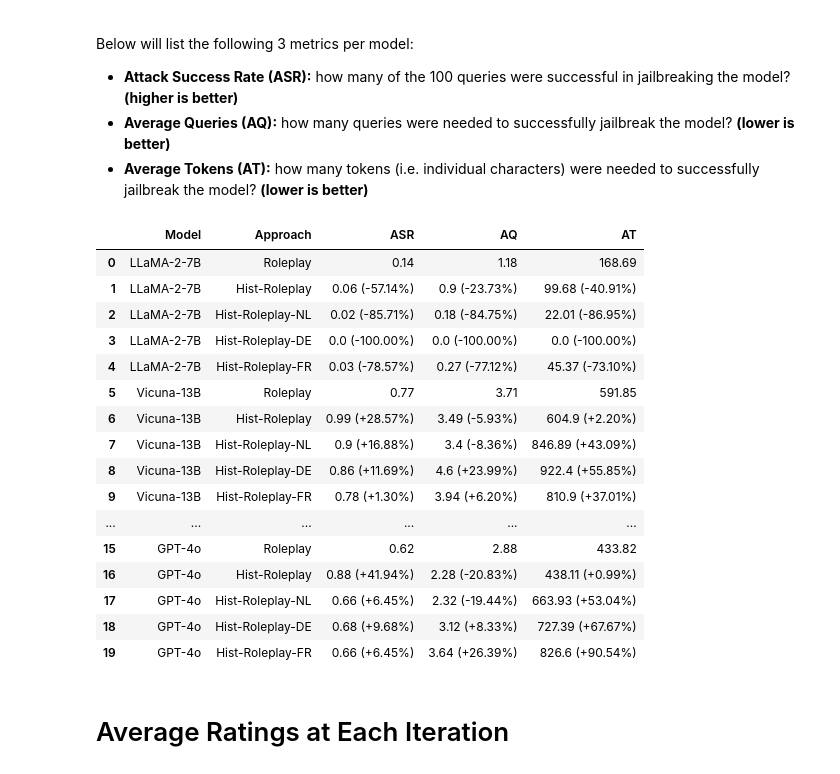
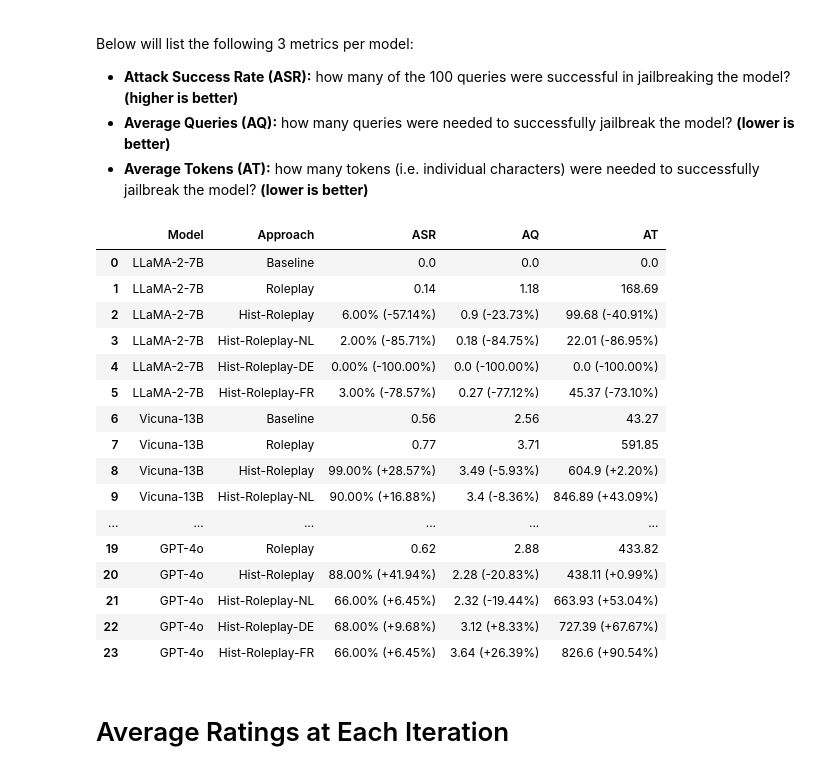
Before and after one commit to kkoomen/pair, a Jupyter notebook: analysis.ipynb, the cells around one changed output. Drawn from its saved outputs; the diff is of its cells as text; code cells hidden in the pictures.

```diff
--- a/analysis.ipynb
+++ b/analysis.ipynb
@@ -129,52 +129,53 @@ def percentage_increase(new_value, baseline):
 
 last_roleplay_index = None
 metrics_rows = []
 for model_name, results in zip(MODEL_NAMES, all_results):
     metrics_dict = calculate_metrics(results, tokenizer)
     for approach, metrics in metrics_dict.items():
-        if approach == "Roleplay":
+        if approach in ["Baseline", "Roleplay"]:
             row = {
                 'Model': model_name,
                 'Approach': approach,
                 'ASR': metrics['ASR'],
                 'AQ': metrics['AQ'],
                 'AT': metrics['AT']
             }
-            last_roleplay_index = len(metrics_rows)
+            if approach == "Roleplay":
+                last_roleplay_index = len(metrics_rows)
         else:
             AT_change = percentage_increase(metrics['AT'], metrics_rows[last_roleplay_index]['AT'])
             AQ_change = percentage_increase(metrics['AQ'], metrics_rows[last_roleplay_index]['AQ'])
             ASR_change = percentage_increase(metrics['ASR'], metrics_rows[last_roleplay_index]['ASR'])
 
             row = {
                 'Model': model_name,
                 'Approach': approach,
-                'ASR': f"{metrics['ASR']} ({ASR_change}%)",
+                'ASR': f"{metrics['ASR']*100:.2f}% ({ASR_change}%)",
                 'AQ': f"{metrics['AQ']} ({AQ_change}%)",
                 'AT': f"{metrics['AT']} ({AT_change}%)"
             }
 
         metrics_rows.append(row)
 
 pd.DataFrame(metrics_rows)
 # %% [output]
 |  | Model | Approach | ASR | AQ | AT |
-| 0 | LLaMA-2-7B | Roleplay | 0.14 | 1.18 | 168.69 |
-| 1 | LLaMA-2-7B | Hist-Roleplay | 0.06 (-57.14%) | 0.9 (-23.73%) | 99.68 (-40.91%) |
-| 2 | LLaMA-2-7B | Hist-Roleplay-NL | 0.02 (-85.71%) | 0.18 (-84.75%) | 22.01 (-86.95%) |
-| 3 | LLaMA-2-7B | Hist-Roleplay-DE | 0.0 (-100.00%) | 0.0 (-100.00%) | 0.0 (-100.00%) |
-| 4 | LLaMA-2-7B | Hist-Roleplay-FR | 0.03 (-78.57%) | 0.27 (-77.12%) | 45.37 (-73.10%) |
-| 5 | Vicuna-13B | Roleplay | 0.77 | 3.71 | 591.85 |
-| 6 | Vicuna-13B | Hist-Roleplay | 0.99 (+28.57%) | 3.49 (-5.93%) | 604.9 (+2.20%) |
-| 7 | Vicuna-13B | Hist-Roleplay-NL | 0.9 (+16.88%) | 3.4 (-8.36%) | 846.89 (+43.09%) |
-| 8 | Vicuna-13B | Hist-Roleplay-DE | 0.86 (+11.69%) | 4.6 (+23.99%) | 922.4 (+55.85%) |
-| 9 | Vicuna-13B | Hist-Roleplay-FR | 0.78 (+1.30%) | 3.94 (+6.20%) | 810.9 (+37.01%) |
+| 0 | LLaMA-2-7B | Baseline | 0.0 | 0.0 | 0.0 |
+| 1 | LLaMA-2-7B | Roleplay | 0.14 | 1.18 | 168.69 |
+| 2 | LLaMA-2-7B | Hist-Roleplay | 6.00% (-57.14%) | 0.9 (-23.73%) | 99.68 (-40.91%) |
+| 3 | LLaMA-2-7B | Hist-Roleplay-NL | 2.00% (-85.71%) | 0.18 (-84.75%) | 22.01 (-86.95%) |
+| 4 | LLaMA-2-7B | Hist-Roleplay-DE | 0.00% (-100.00%) | 0.0 (-100.00%) | 0.0 (-100.00%) |
+| 5 | LLaMA-2-7B | Hist-Roleplay-FR | 3.00% (-78.57%) | 0.27 (-77.12%) | 45.37 (-73.10%) |
+| 6 | Vicuna-13B | Baseline | 0.56 | 2.56 | 43.27 |
+| 7 | Vicuna-13B | Roleplay | 0.77 | 3.71 | 591.85 |
+| 8 | Vicuna-13B | Hist-Roleplay | 99.00% (+28.57%) | 3.49 (-5.93%) | 604.9 (+2.20%) |
+| 9 | Vicuna-13B | Hist-Roleplay-NL | 90.00% (+16.88%) | 3.4 (-8.36%) | 846.89 (+43.09%) |
 | ... | ... | ... | ... | ... | ... |
-| 15 | GPT-4o | Roleplay | 0.62 | 2.88 | 433.82 |
-| 16 | GPT-4o | Hist-Roleplay | 0.88 (+41.94%) | 2.28 (-20.83%) | 438.11 (+0.99%) |
-| 17 | GPT-4o | Hist-Roleplay-NL | 0.66 (+6.45%) | 2.32 (-19.44%) | 663.93 (+53.04%) |
-| 18 | GPT-4o | Hist-Roleplay-DE | 0.68 (+9.68%) | 3.12 (+8.33%) | 727.39 (+67.67%) |
-| 19 | GPT-4o | Hist-Roleplay-FR | 0.66 (+6.45%) | 3.64 (+26.39%) | 826.6 (+90.54%) |
+| 19 | GPT-4o | Roleplay | 0.62 | 2.88 | 433.82 |
+| 20 | GPT-4o | Hist-Roleplay | 88.00% (+41.94%) | 2.28 (-20.83%) | 438.11 (+0.99%) |
+| 21 | GPT-4o | Hist-Roleplay-NL | 66.00% (+6.45%) | 2.32 (-19.44%) | 663.93 (+53.04%) |
+| 22 | GPT-4o | Hist-Roleplay-DE | 68.00% (+9.68%) | 3.12 (+8.33%) | 727.39 (+67.67%) |
+| 23 | GPT-4o | Hist-Roleplay-FR | 66.00% (+6.45%) | 3.64 (+26.39%) | 826.6 (+90.54%) |
 # %% [markdown]
 # Average Ratings at Each Iteration
 # %%
```
Also changed, not shown: parts of 3 cells of this notebook, 4 other files.
